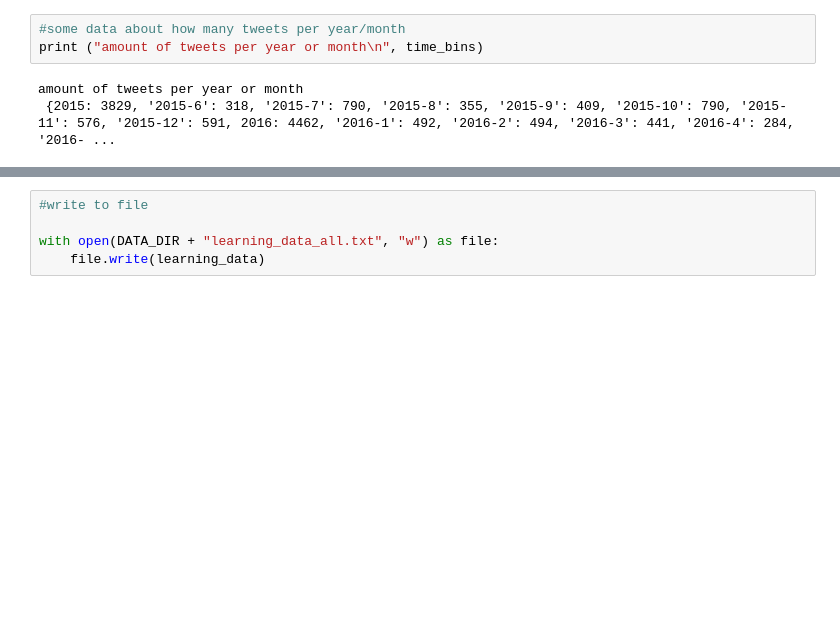
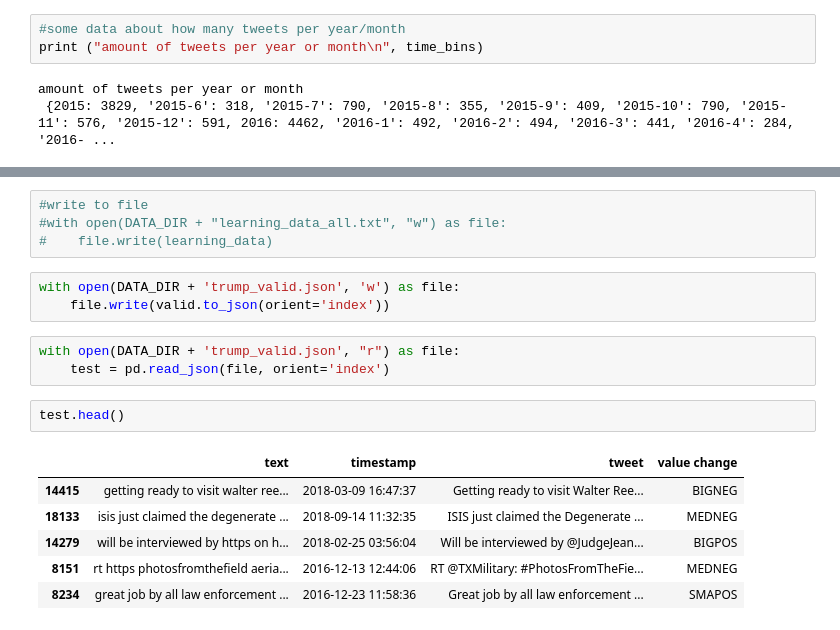
Before and after one commit to vvenla/trumponator, a Jupyter notebook: source/combine_tweets_and_stocks.ipynb, the cells around one changed output, grey strips where cells are left out. Drawn from its saved outputs; the diff is of its cells as text; blank space fills up the shorter version.

```diff
--- a/source/combine_tweets_and_stocks.ipynb
+++ b/source/combine_tweets_and_stocks.ipynb
@@ -245,6 +294,20 @@ __label__MEDPOS must act immediately clinton charity lawyer told execs they were
 __label__MEDPOS watch coach mike ditka a great guy
 # %%
 #write to file
-
-with open(DATA_DIR + "learning_data_all.txt", "w") as file:
-    file.write(learning_data)
+#with open(DATA_DIR + "learning_data_all.txt", "w") as file:
+#    file.write(learning_data)
+# %%
+with open(DATA_DIR + 'trump_valid.json', 'w') as file:
+    file.write(valid.to_json(orient='index'))
+# %%
+with open(DATA_DIR + 'trump_valid.json', "r") as file:
+    test = pd.read_json(file, orient='index')
+# %%
+test.head()
+# %% [output]
+|  | text | timestamp | tweet | value change |
+| 14415 | getting ready to visit walter ree... | 2018-03-09 16:47:37 | Getting ready to visit Walter Ree... | BIGNEG |
+| 18133 | isis just claimed the degenerate ... | 2018-09-14 11:32:35 | ISIS just claimed the Degenerate ... | MEDNEG |
+| 14279 | will be interviewed by https on h... | 2018-02-25 03:56:04 | Will be interviewed by @JudgeJean... | BIGPOS |
+| 8151 | rt https photosfromthefield aeria... | 2016-12-13 12:44:06 | RT @TXMilitary: #PhotosFromTheFie... | MEDNEG |
+| 8234 | great job by all law enforcement ... | 2016-12-23 11:58:36 | Great job by all law enforcement ... | SMAPOS |
```
Also changed, not shown: parts of 9 cells of this notebook, 13 other files.
